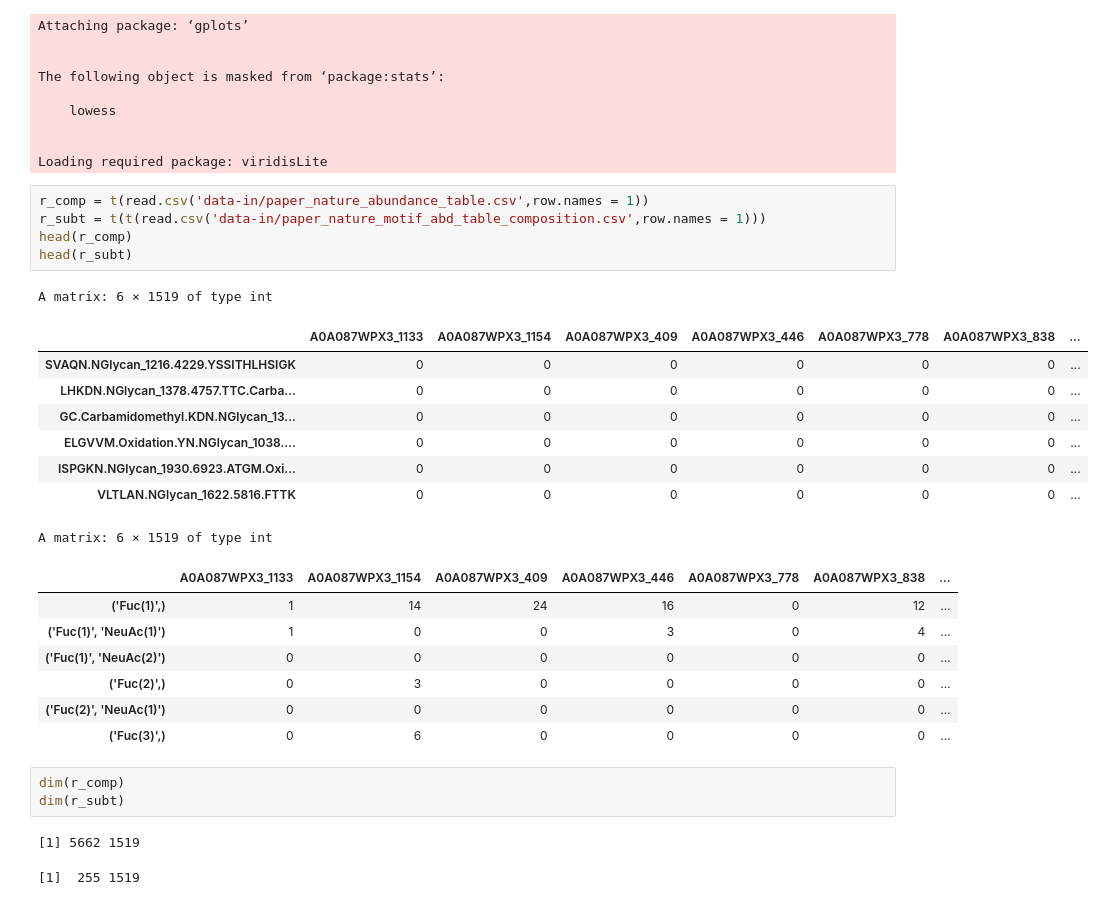
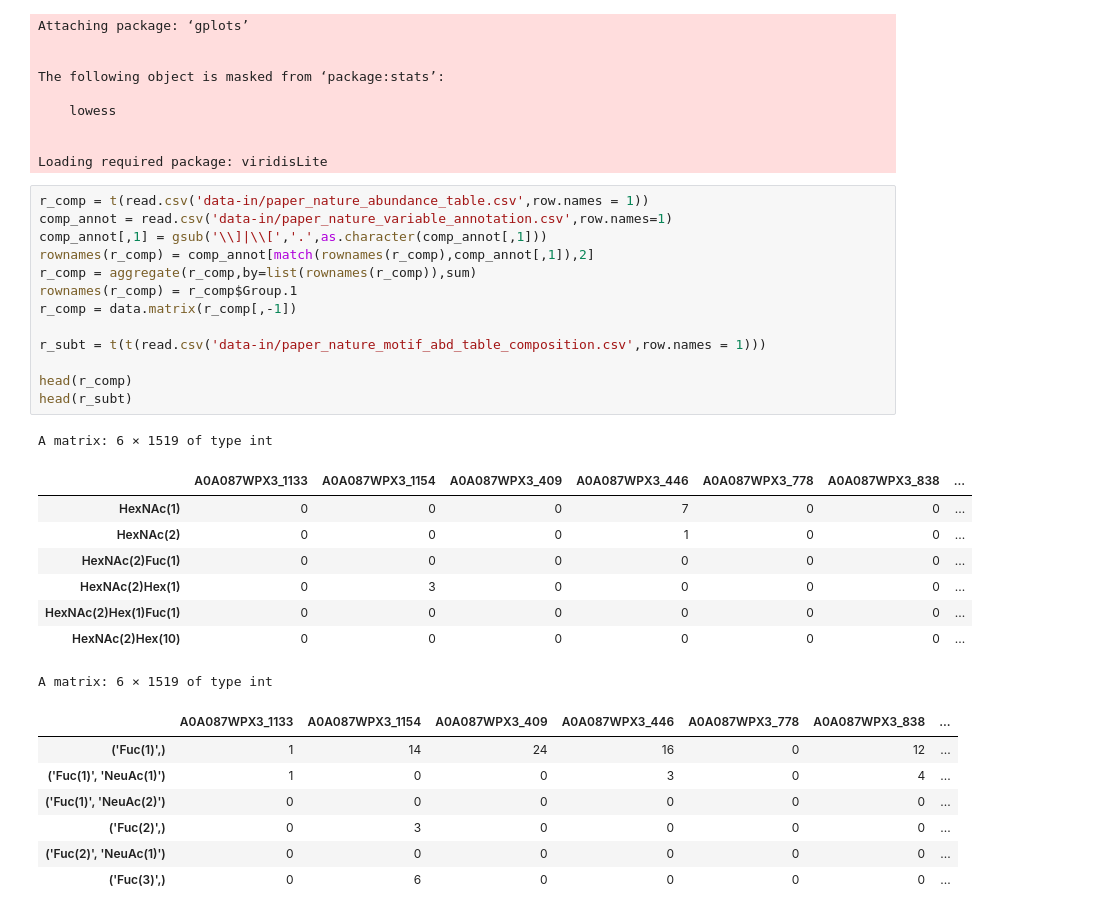
Before and after one commit to bkellman/Glycompare_examples, a Jupyter notebook: Riley2019_SiteSpec/Analysis.ipynb, the cells around one changed output. Saved outputs shown, nothing was run; the diff lists cells and outputs as text.

```diff
--- a/Riley2019_SiteSpec/Analysis.ipynb
+++ b/Riley2019_SiteSpec/Analysis.ipynb
@@ -13,18 +13,26 @@ The following object is masked from ‘package:stats’:
 Loading required package: viridisLite
 # %%
 r_comp = t(read.csv('data-in/paper_nature_abundance_table.csv',row.names = 1))
+comp_annot = read.csv('data-in/paper_nature_variable_annotation.csv',row.names=1)
+comp_annot[,1] = gsub('\\]|\\[','.',as.character(comp_annot[,1]))
+rownames(r_comp) = comp_annot[match(rownames(r_comp),comp_annot[,1]),2]
+r_comp = aggregate(r_comp,by=list(rownames(r_comp)),sum)
+rownames(r_comp) = r_comp$Group.1
+r_comp = data.matrix(r_comp[,-1])
+
 r_subt = t(t(read.csv('data-in/paper_nature_motif_abd_table_composition.csv',row.names = 1)))
+
 head(r_comp)
 head(r_subt)
 # %% [output]
 A matrix: 6 × 1519 of type int
 |  | A0A087WPX3_1133 | A0A087WPX3_1154 | A0A087WPX3_409 | A0A087WPX3_446 | A0A087WPX3_778 | A0A087WPX3_838 | ... |
-| SVAQN.NGlycan_1216.4229.YSSITHLHSIGK | 0 | 0 | 0 | 0 | 0 | 0 | ... |
-| LHKDN.NGlycan_1378.4757.TTC.Carba... | 0 | 0 | 0 | 0 | 0 | 0 | ... |
-| GC.Carbamidomethyl.KDN.NGlycan_13... | 0 | 0 | 0 | 0 | 0 | 0 | ... |
-| ELGVVM.Oxidation.YN.NGlycan_1038.... | 0 | 0 | 0 | 0 | 0 | 0 | ... |
-| ISPGKN.NGlycan_1930.6923.ATGM.Oxi... | 0 | 0 | 0 | 0 | 0 | 0 | ... |
-| VLTLAN.NGlycan_1622.5816.FTTK | 0 | 0 | 0 | 0 | 0 | 0 | ... |
+| HexNAc(1) | 0 | 0 | 0 | 7 | 0 | 0 | ... |
+| HexNAc(2) | 0 | 0 | 0 | 1 | 0 | 0 | ... |
+| HexNAc(2)Fuc(1) | 0 | 0 | 0 | 0 | 0 | 0 | ... |
+| HexNAc(2)Hex(1) | 0 | 3 | 0 | 0 | 0 | 0 | ... |
+| HexNAc(2)Hex(1)Fuc(1) | 0 | 0 | 0 | 0 | 0 | 0 | ... |
+| HexNAc(2)Hex(10) | 0 | 0 | 0 | 0 | 0 | 0 | ... |
 A matrix: 6 × 1519 of type int
 |  | A0A087WPX3_1133 | A0A087WPX3_1154 | A0A087WPX3_409 | A0A087WPX3_446 | A0A087WPX3_778 | A0A087WPX3_838 | ... |
 | ('Fuc(1)',) | 1 | 14 | 24 | 16 | 0 | 12 | ... |
@@ -33,9 +41,3 @@ A matrix: 6 × 1519 of type int
 | ('Fuc(2)',) | 0 | 3 | 0 | 0 | 0 | 0 | ... |
 | ('Fuc(2)', 'NeuAc(1)') | 0 | 0 | 0 | 0 | 0 | 0 | ... |
 | ('Fuc(3)',) | 0 | 6 | 0 | 0 | 0 | 0 | ... |
-# %%
-dim(r_comp)
-dim(r_subt)
-# %% [output]
-[1] 5662 1519
-[1]  255 1519
```
Also changed, not shown: parts of 5 cells of this notebook, 2 other files.
